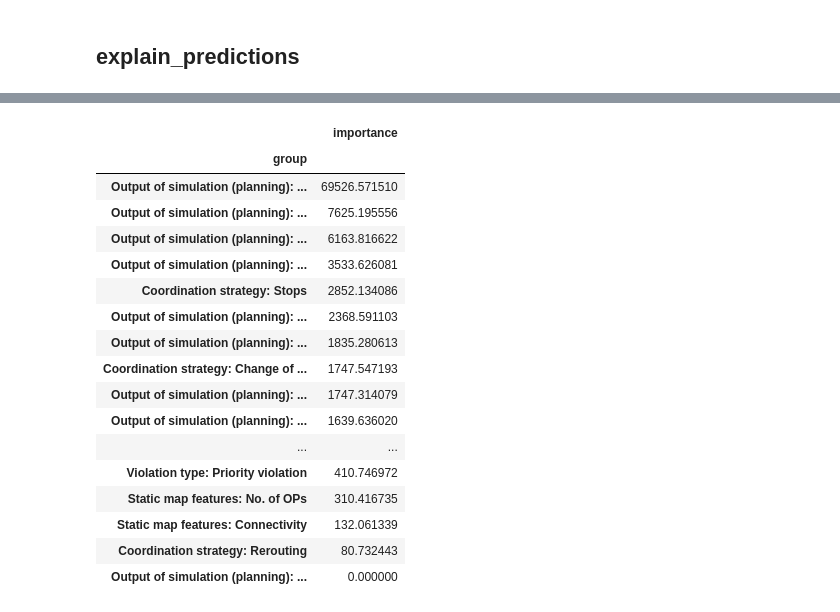
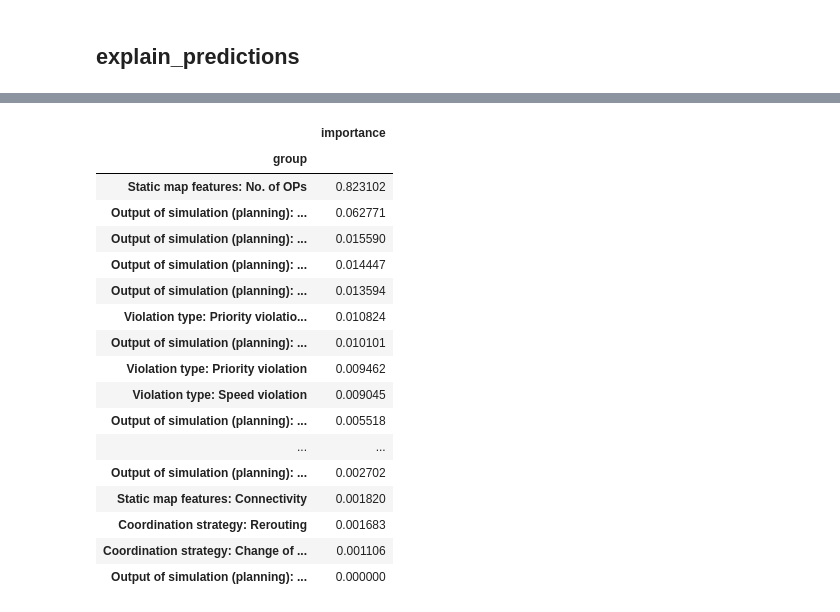
Before and after one commit to Olga-Mironenko/coordination_oru, a Jupyter notebook: scenario-analysis/model.ipynb, the cells around one changed output, grey strips where cells are left out. Drawn from its saved outputs; the diff is of its cells as text; code cells hidden in the pictures.

```diff
--- a/scenario-analysis/model.ipynb
+++ b/scenario-analysis/model.ipynb
@@ -24,7 +25,9 @@ os.makedirs(DIRECTORY_DATA, exist_ok=True)
 # %%
 # FILENAME_DF_ALL_CLEAN = None
 #FILENAME_DF_ALL_CLEAN = 'data/20241230_173555/df_all_clean.csv'
-FILENAME_DF_ALL_CLEAN = 'data/20250128_094430/df_all_clean.csv'
+# FILENAME_DF_ALL_CLEAN = 'data/20250128_094430/df_all_clean.csv'
+# FILENAME_DF_ALL_CLEAN = 'data/20250220_094622_halfway/df_all_clean.csv'
+FILENAME_DF_ALL_CLEAN = 'data/20250220_094622/df_all_clean.csv'
 # %%
 SEPARATOR_COL = ': '
 
@@ -205,6 +223,7 @@ def show(obj, title=None):
 
 
 def shuffle_df(df):
+    """
     # Shuffle by Scenario ID
     unique_scenarios = df['Scenario ID'].unique()  # Get unique Scenario IDs
     shuffled_scenarios = pd.Series(unique_scenarios).sample(frac=1, random_state=1).tolist()  # Shuffle Scenario IDs
@@ -216,6 +235,8 @@ def shuffle_df(df):
     df_shuffled = df_shuffled.reset_index(drop=True)
 
     return df_shuffled
+    """
+    return df.sample(frac=1)
 
 
 def split_train_test(df):
@@ -237,5 +258,7 @@ def split_train_test(df):
 df_train, df_test = split_train_test(df_preprocessed)
 show(df_train, 'df_train')
 show(df_test, 'df_test')
+if 'Static map features: ~ Position' in df_train.columns:
+    assert not set(df_train['Static map features: ~ Position']) & set(df_test['Static map features: ~ Position'])
 # %% [output]
 df_train
@@ -558,29 +549,41 @@ No. of collisions for AV (V2):
 # %% [markdown]
 ## explain_predictions
 # %%
-def explain_predictions(predictors, df_test):
+def explain_predictions(predictors):
     # X_test, y_test = split_df_to_X_y(df_test)
 
     for column, predictor in zip(COLUMNS_OUTPUT, predictors):
         # df_test_predictor = pd.concat([X_test, y_test[[column]]], axis=1)
+        if column not in (
+            'Output of simulation (execution): Total No. of completed missions for AVs (V1-V3)',
+            'Output of simulation (execution): Collision rate',
+        ):
+            continue
 
-        tree_model = predictor._trainer.load_model('LightGBM')
-        tree_importance = tree_model.model.feature_importance(importance_type='gain')
-        # show(tree_importance, column)
-
-        feature_names = predictor.feature_metadata.get_features()
-        df = pd.DataFrame.from_dict(
-            {name: {'importance': value} for name, value in zip(feature_names, tree_importance)},
-            orient='index'
-        )
-        # print(df.index)
-        # Group indexes by their base name before `#`
-        df['group'] = df.index.str.extract(r'^(.+?)(?:#\d+)?$', expand=False)
-        df = df.groupby('group')['importance'].sum().to_frame()
-
-        df.sort_values(by='importance', ascending=False, inplace=True)
-        show(df, column)
+        for model in 'LightGBM', 'XGBoost':
+            tree_model = predictor._trainer.load_model(model)
+            if model == 'LightGBM':
+                tree_importance = tree_model.model.feature_importance(importance_type='gain')
+            elif model == 'XGBoost':
+                tree_importance = tree_model.model.feature_importances_
+            else:
+                raise ValueError(model)
+            # show(tree_importance, column)
 
 
-explain_predictions(predictors, df_test)
+            feature_names = predictor.feature_metadata.get_features()
+            df = pd.DataFrame.from_dict(
+                {name: {'importance': value} for name, value in zip(feature_names, tree_importance)},
+                orient='index'
+            )
+            # print(df.index)
+            # Group indexes by their base name before `#`
+            df['group'] = df.index.str.extract(r'^(.+?)(?:#\d+)?$', expand=False)
+            df = df.groupby('group')['importance'].sum().to_frame()
+
+            df.sort_values(by='importance', ascending=False, inplace=True)
+            show(df, f'{model}: {column}')
+
+
+explain_predictions(predictors)
 # %% [output]
@@ -607,18 +610,18 @@ Output of simulation (execution): No. of completed missions for AV (V2)
 |  | importance |
 | group |  |
-| Output of simulation (planning): ... | 69526.571510 |
-| Output of simulation (planning): ... | 7625.195556 |
-| Output of simulation (planning): ... | 6163.816622 |
-| Output of simulation (planning): ... | 3533.626081 |
-| Coordination strategy: Stops | 2852.134086 |
-| Output of simulation (planning): ... | 2368.591103 |
-| Output of simulation (planning): ... | 1835.280613 |
-| Coordination strategy: Change of ... | 1747.547193 |
-| Output of simulation (planning): ... | 1747.314079 |
-| Output of simulation (planning): ... | 1639.636020 |
+| Static map features: No. of OPs | 0.823102 |
+| Output of simulation (planning): ... | 0.062771 |
+| Output of simulation (planning): ... | 0.015590 |
+| Output of simulation (planning): ... | 0.014447 |
+| Output of simulation (planning): ... | 0.013594 |
+| Violation type: Priority violatio... | 0.010824 |
+| Output of simulation (planning): ... | 0.010101 |
+| Violation type: Priority violation | 0.009462 |
+| Violation type: Speed violation | 0.009045 |
+| Output of simulation (planning): ... | 0.005518 |
 | ... | ... |
-| Violation type: Priority violation | 410.746972 |
-| Static map features: No. of OPs | 310.416735 |
-| Static map features: Connectivity | 132.061339 |
-| Coordination strategy: Rerouting | 80.732443 |
+| Output of simulation (planning): ... | 0.002702 |
+| Static map features: Connectivity | 0.001820 |
+| Coordination strategy: Rerouting | 0.001683 |
+| Coordination strategy: Change of ... | 0.001106 |
 | Output of simulation (planning): ... | 0.000000 |
```
Also changed, not shown: parts of 12 cells of this notebook, 5 other files.
